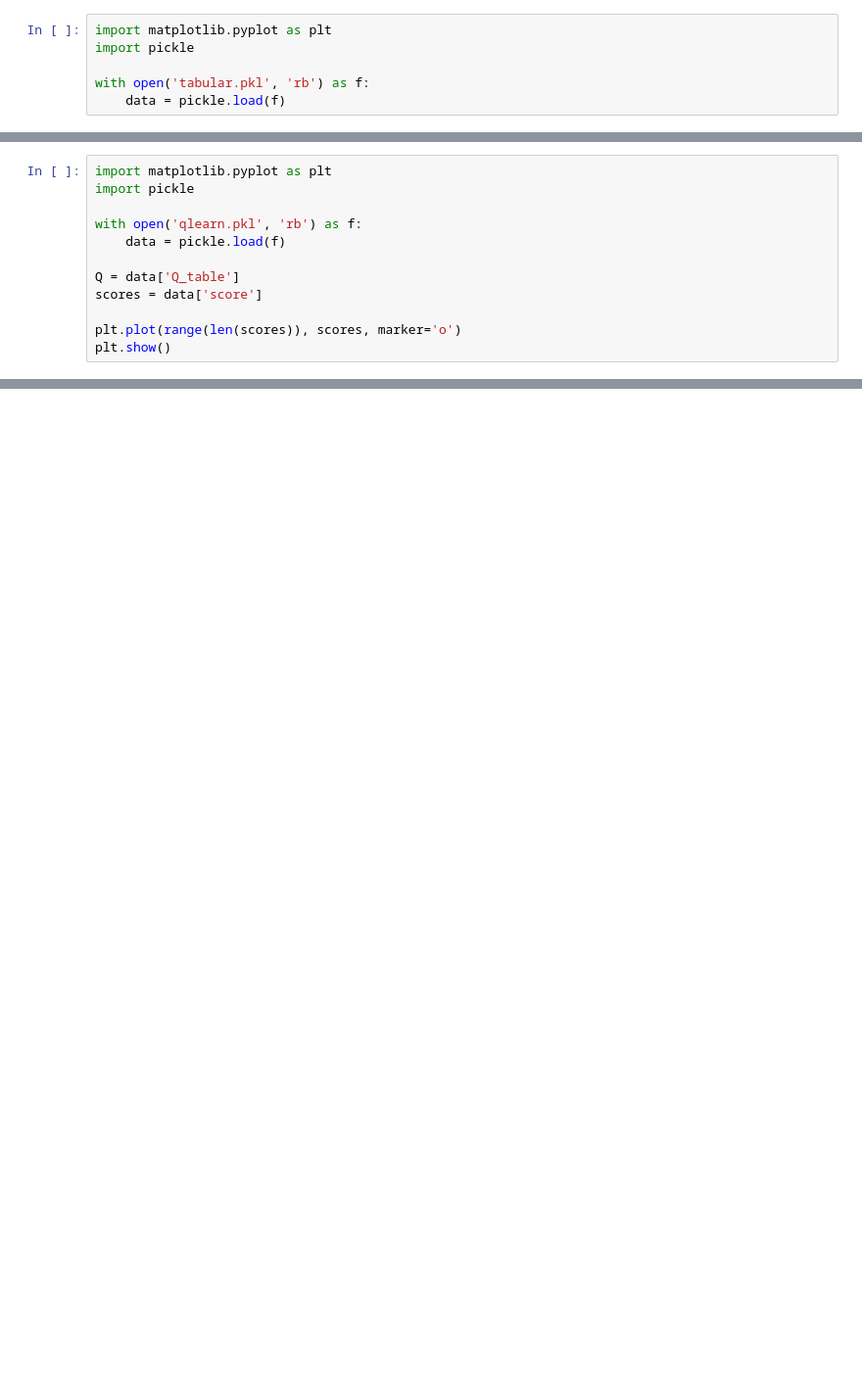
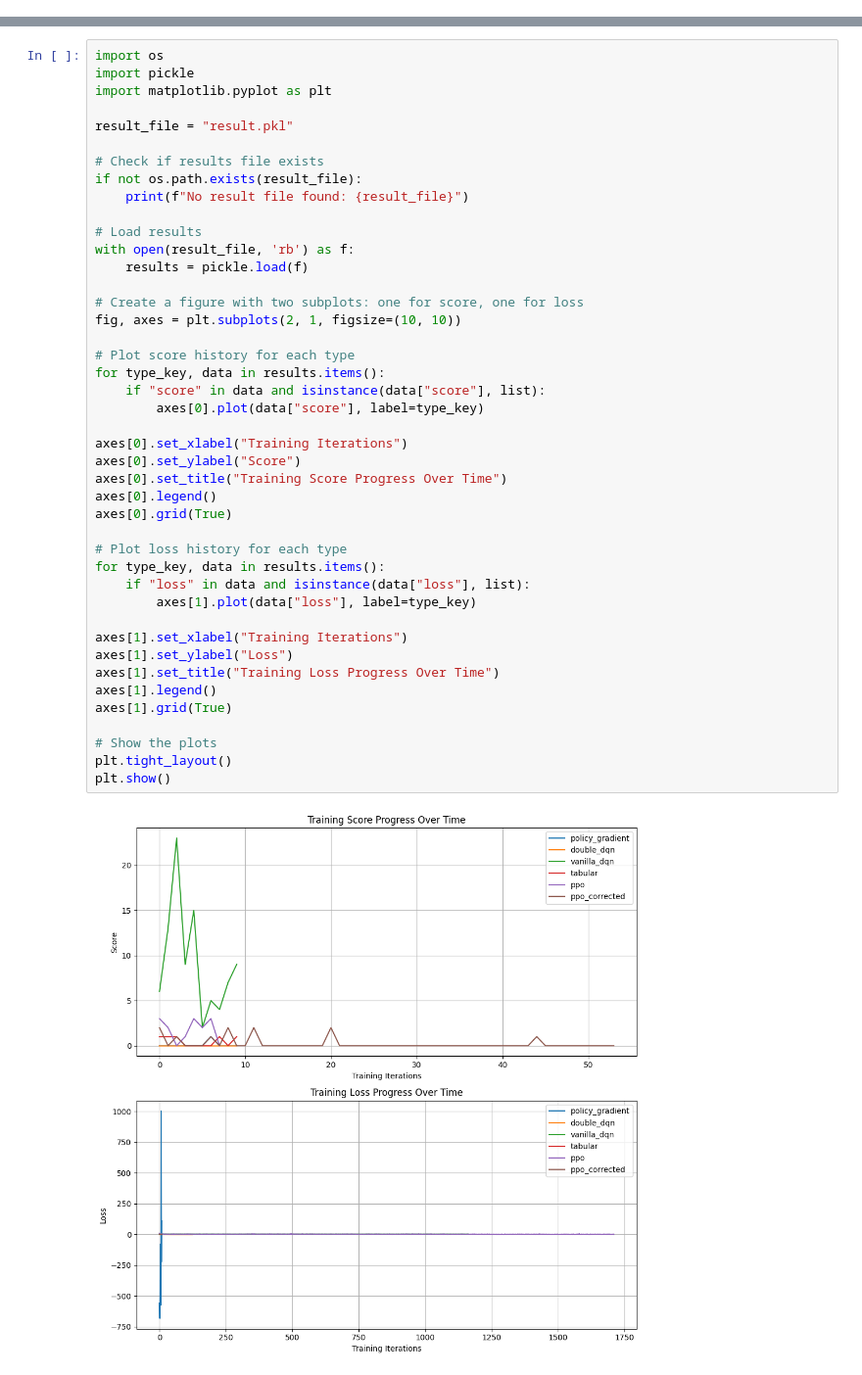
Before and after one commit to kaifanyu/Snake-Game-RL, a Jupyter notebook: visualize.ipynb, the cells around one changed output, grey strips where cells are left out. Shown at 98% size. Saved outputs shown, nothing was run; the diff lists cells and outputs as text; blank space fills up the shorter version.

```diff
--- a/visualize.ipynb
+++ b/visualize.ipynb
@@ -1,6 +0,0 @@
-# %%
-import matplotlib.pyplot as plt
-import pickle
-
-with open('tabular.pkl', 'rb') as f:
-    data = pickle.load(f)
@@ -16,12 +0,0 @@ plt.show()
-# %%
-import matplotlib.pyplot as plt
-import pickle
-
-with open('qlearn.pkl', 'rb') as f:
-    data = pickle.load(f)
-
-Q = data['Q_table']
-scores = data['score']
-
-plt.plot(range(len(scores)), scores, marker='o')
-plt.show()
@@ -49,0 +1,45 @@ array([0, 0, 0, 0, 0, 0, 0, 0, 0, 0])
+# %%
+import os
+import pickle
+import matplotlib.pyplot as plt
+
+result_file = "result.pkl"
+
+# Check if results file exists
+if not os.path.exists(result_file):
+    print(f"No result file found: {result_file}")
+
+# Load results
+with open(result_file, 'rb') as f:
+    results = pickle.load(f)
+
+# Create a figure with two subplots: one for score, one for loss
+fig, axes = plt.subplots(2, 1, figsize=(10, 10))
+
+# Plot score history for each type
+for type_key, data in results.items():
+    if "score" in data and isinstance(data["score"], list):
+        axes[0].plot(data["score"], label=type_key)
+
+axes[0].set_xlabel("Training Iterations")
+axes[0].set_ylabel("Score")
+axes[0].set_title("Training Score Progress Over Time")
+axes[0].legend()
+axes[0].grid(True)
+
+# Plot loss history for each type
+for type_key, data in results.items():
+    if "loss" in data and isinstance(data["loss"], list):
+        axes[1].plot(data["loss"], label=type_key)
+
+axes[1].set_xlabel("Training Iterations")
+axes[1].set_ylabel("Loss")
+axes[1].set_title("Training Loss Progress Over Time")
+axes[1].legend()
+axes[1].grid(True)
+
+# Show the plots
+plt.tight_layout()
+plt.show()
+# %% [output]
+[figure, added]
```
Also changed, not shown: parts of 32 cells of this notebook, 16 other files.
